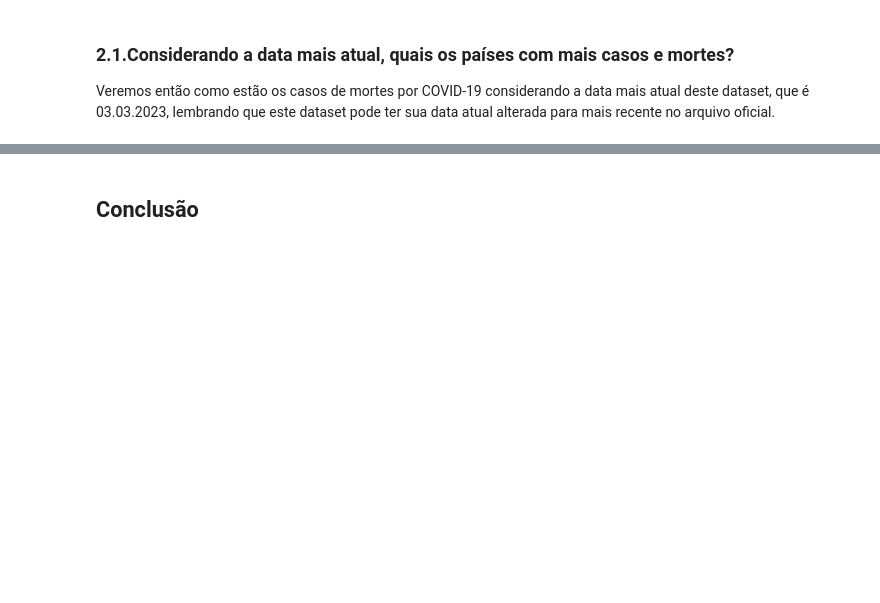
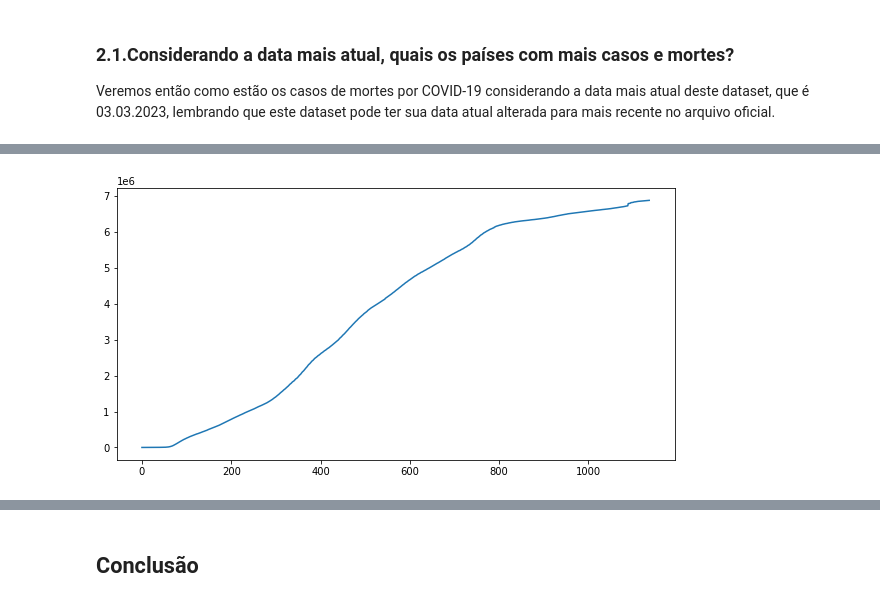
Before and after one commit to julianadslopes/Data_Science, a Jupyter notebook: Projeto_Covid19/Projeto_Panorama_da_COVID_19_no_Brasil.ipynb, the cells around one changed output, grey strips where cells are left out. Cells and saved outputs as stored; diff of their text form; code cells hidden in the pictures; blank space fills up the shorter version.

```diff
--- a/Projeto_Covid19/Projeto_Panorama_da_COVID_19_no_Brasil.ipynb
+++ b/Projeto_Covid19/Projeto_Panorama_da_COVID_19_no_Brasil.ipynb
@@ -450,0 +334,5 @@ df_clean.loc[df_clean['date'] == '2023-03-03'].sort_values(by='total_deaths', as
+# %%
+# plotando um gráfio de linhas
+df_covid.loc[df_covid['location'] == 'World', 'total_deaths'].reset_index(drop=True).plot(figsize=(10, 5));
+# %% [output]
+[figure, added]
```
Also changed, not shown: parts of 74 cells of this notebook.
